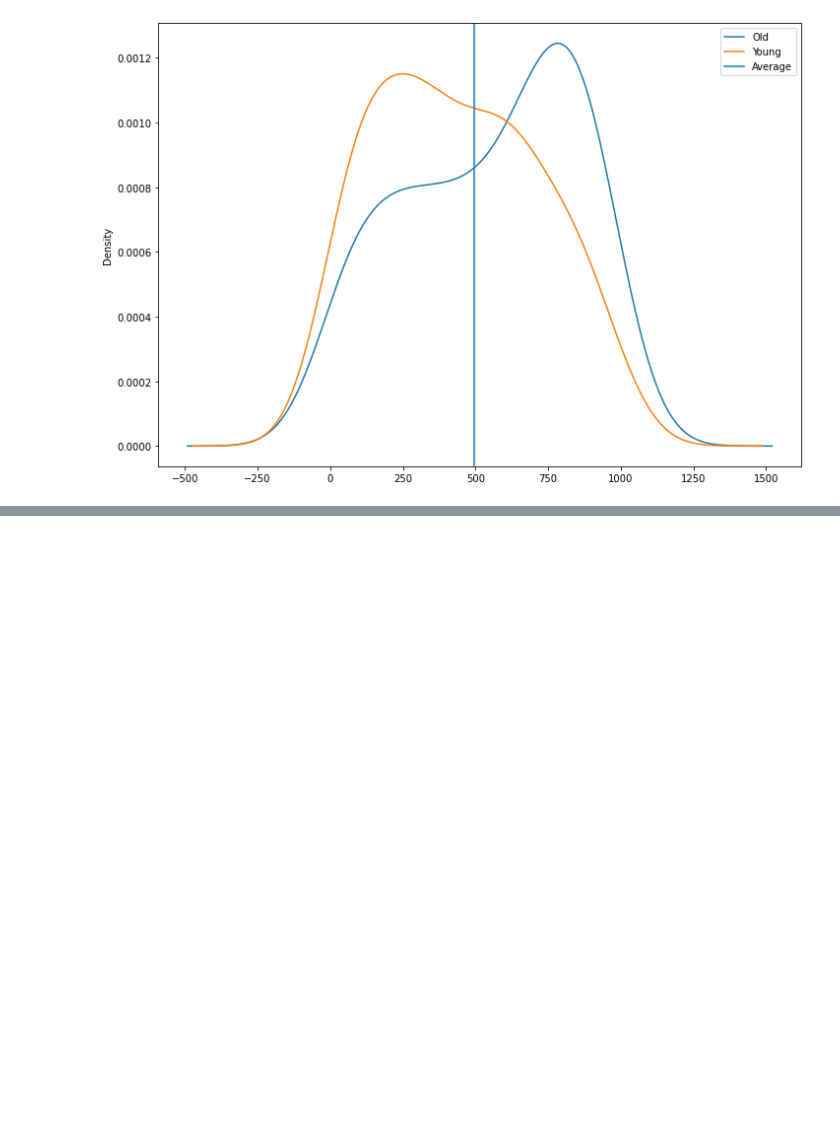
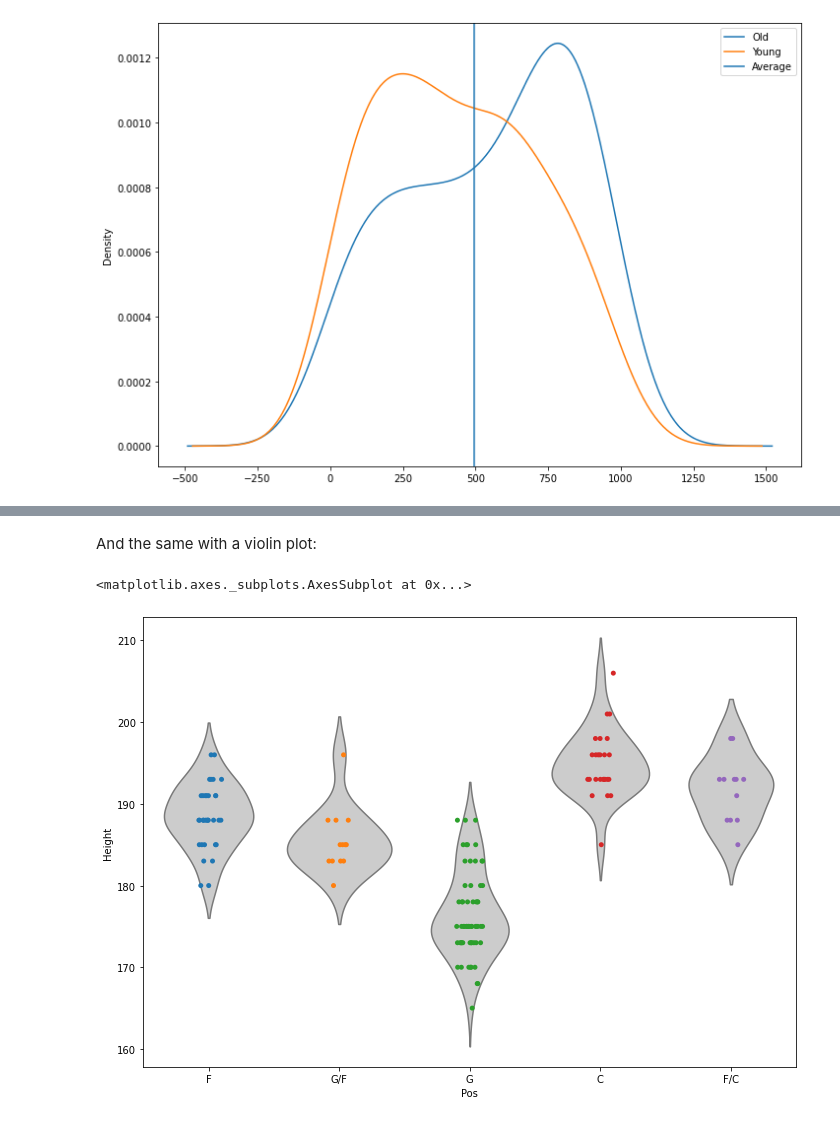
Before and after one commit to DerekShain/Statistics, a Jupyter notebook: comparing_frequency_distributions.ipynb, the cells around one changed output, grey strips where cells are left out. Cells and saved outputs as stored; diff of their text form; code cells hidden in the pictures; blank space fills up the shorter version.

```diff
--- a/comparing_frequency_distributions.ipynb
+++ b/comparing_frequency_distributions.ipynb
@@ -197,0 +238,8 @@ plt.show()
+# %% [markdown]
+And the same with a violin plot:
+# %%
+sns.violinplot(x='Pos', y='Height', data=wnba, inner=None, color='.8')
+sns.stripplot(x='Pos', y='Height', data=wnba)
+# %% [output]
+<matplotlib.axes._subplots.AxesSubplot at 0x...>
+[figure, added]
```
Also changed, not shown: parts of 22 cells of this notebook, 1 other file.
